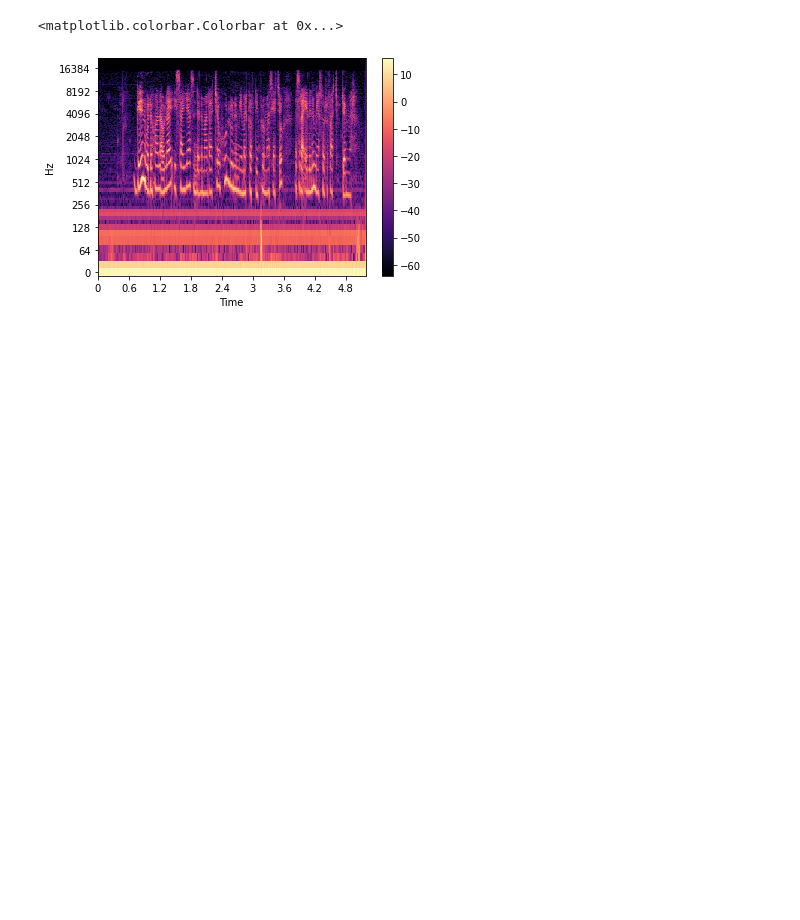
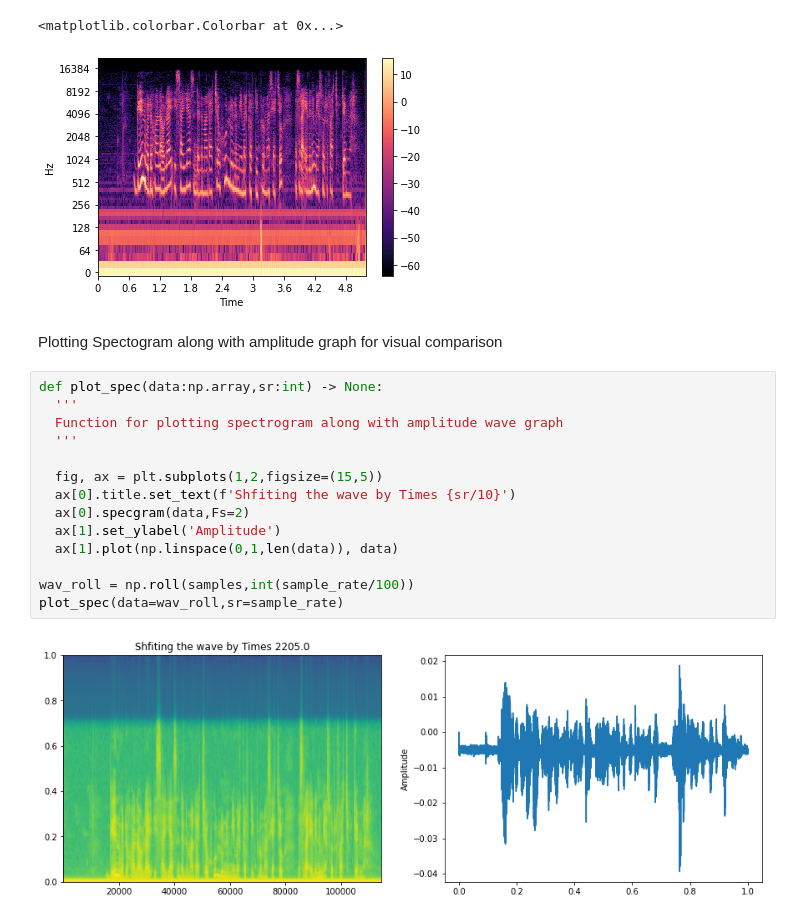
Before and after one commit to speech-recognition123/Speech-to-Text, a Jupyter notebook: notebooks/titus_preprocessing.ipynb, the cells around one changed output. Saved outputs shown, nothing was run; the diff lists cells and outputs as text; blank space fills up the shorter version.

Commit message:
plot spectogram alongside amplitude wave graph

```diff
--- a/notebooks/titus_preprocessing.ipynb
+++ b/notebooks/titus_preprocessing.ipynb
@@ -324,3 +324,21 @@ plt.colorbar()
 # %% [output]
 <matplotlib.colorbar.Colorbar at 0x...>
 [figure]
+# %% [markdown]
+Plotting Spectogram along with amplitude graph for visual comparison
+# %%
+def plot_spec(data:np.array,sr:int) -> None:
+  '''
+  Function for plotting spectrogram along with amplitude wave graph
+  '''
+
+  fig, ax = plt.subplots(1,2,figsize=(15,5))
+  ax[0].title.set_text(f'Shfiting the wave by Times {sr/10}')
+  ax[0].specgram(data,Fs=2)
+  ax[1].set_ylabel('Amplitude')
+  ax[1].plot(np.linspace(0,1,len(data)), data)
+
+wav_roll = np.roll(samples,int(sample_rate/100))
+plot_spec(data=wav_roll,sr=sample_rate)
+# %% [output]
+[figure, added]
```
